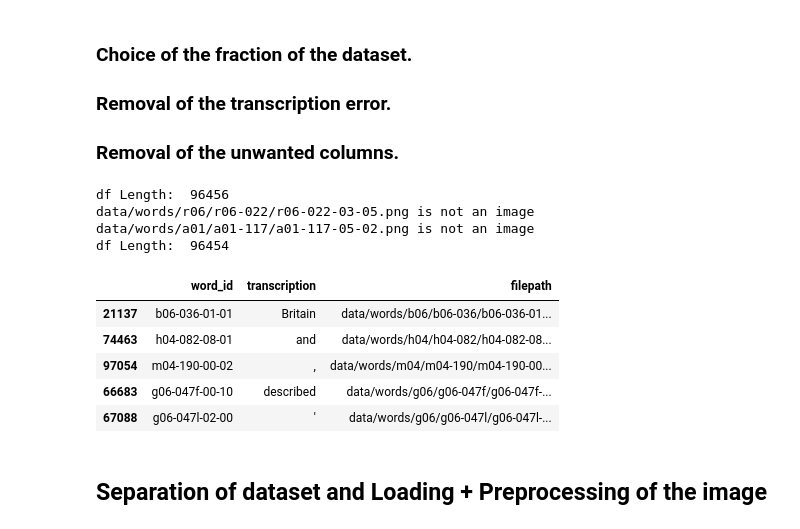
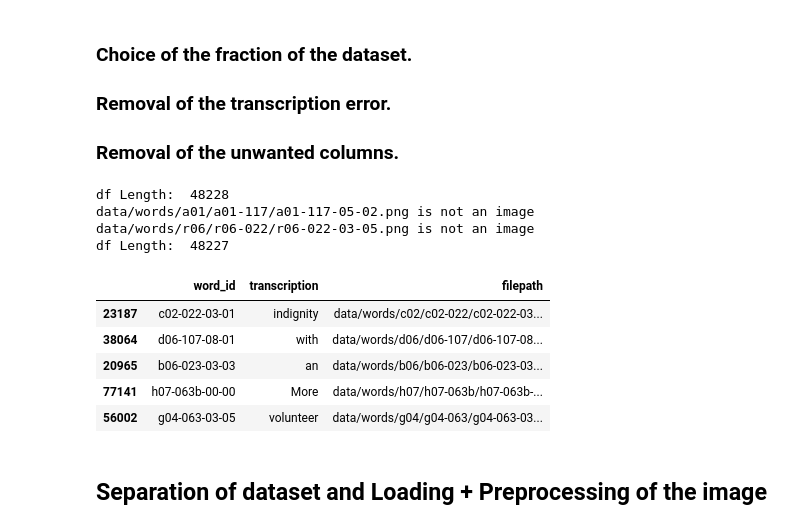
Before and after one commit to Zokoban/pyOCRTEN, a Jupyter notebook: ocr_project.ipynb, the cells around one changed output. Saved outputs shown, nothing was run; the diff lists cells and outputs as text; code cells hidden in the pictures.

```diff
--- a/ocr_project.ipynb
+++ b/ocr_project.ipynb
@@ -60,14 +65,18 @@ word_txt Length:  115320
 ### Removal of the transcription error.
 ### Removal of the unwanted columns.
 # %%
+#############
+# Variables #
+#############
+
+fraction = 0.5
+data_dir = "data/words/"
+image_extensions = [".png"]  # add there all your images file extensions
+img_type_accepted_by_tf = ["png"]
+
+#--------------------------------------------------------------------------
 from pathlib import Path
 import imghdr
-
-fraction = 1
-
-data_dir = "data/words/"
-image_extensions = [".png"]  # add there all your images file extensions
-img_type_accepted_by_tf = ["bmp", "gif", "jpeg", "png"]
 
 def img_path(word):
     path=data_dir+word.split("-")[0]+"/"+word.split("-")[0]+"-"+word.split("-")[1]+"/"+word+".png"
@@ -76,43 +85,50 @@ def img_path(word):
 
 def removal_of_corrupt_image(df):
   index_to_drop=[]
   for filepath in Path(data_dir).rglob("*"):
       if filepath.suffix.lower() in image_extensions:
           img_type = imghdr.what(filepath)
           if img_type is None:
               index_to_drop.append(df[df.filepath==str(filepath)].index)
               df=df.drop(labels=df[df.filepath==str(filepath)].index)
               print(f"{filepath} is not an image")
           elif img_type not in img_type_accepted_by_tf:
               df=df.drop(labels=df[df.filepath==str(filepath)].index)
               print(f"{filepath} is a {img_type}, not accepted by TensorFlow and is drop")
   return df
 
+##################################
+#   Removal of unwanted Column   #
+##################################
+
 list_columns_to_remove=["segmentation_result","gray_level","x","y","pxw","pxh","grammatical_tag","number_components"]
 
 df = word_txt[word_txt.segmentation_result == "ok"]\
     .drop(columns=list_columns_to_remove)\
-    .sample(frac=fraction)
+    .sample(frac=fraction,random_state=1234)
 
+#----------------------------------------------------
 
-
+###############################
+#    Removal of corrupt image #
+###############################
 
 print("df Length: ",len(df))
 df["filepath"]=df.word_id.apply(img_path)
 df=removal_of_corrupt_image(df)
 print("df Length: ",len(df))
 df.head()
 # %% [output]
-df Length:  96456
+df Length:  48228
+data/words/a01/a01-117/a01-117-05-02.png is not an image
 data/words/r06/r06-022/r06-022-03-05.png is not an image
-data/words/a01/a01-117/a01-117-05-02.png is not an image
-df Length:  96454
+df Length:  48227
 |  | word_id | transcription | filepath |
-| 21137 | b06-036-01-01 | Britain | data/words/b06/b06-036/b06-036-01... |
-| 74463 | h04-082-08-01 | and | data/words/h04/h04-082/h04-082-08... |
-| 97054 | m04-190-00-02 | , | data/words/m04/m04-190/m04-190-00... |
-| 66683 | g06-047f-00-10 | described | data/words/g06/g06-047f/g06-047f-... |
-| 67088 | g06-047l-02-00 | ' | data/words/g06/g06-047l/g06-047l-... |
+| 23187 | c02-022-03-01 | indignity | data/words/c02/c02-022/c02-022-03... |
+| 38064 | d06-107-08-01 | with | data/words/d06/d06-107/d06-107-08... |
+| 20965 | b06-023-03-03 | an | data/words/b06/b06-023/b06-023-03... |
+| 77141 | h07-063b-00-00 | More | data/words/h07/h07-063b/h07-063b-... |
+| 56002 | g04-063-03-05 | volunteer | data/words/g04/g04-063/g04-063-03... |
 # %% [markdown]
 ## Separation of dataset and Loading + Preprocessing of the image
 # %% [markdown]
```
Also changed, not shown: parts of 38 cells of this notebook.
